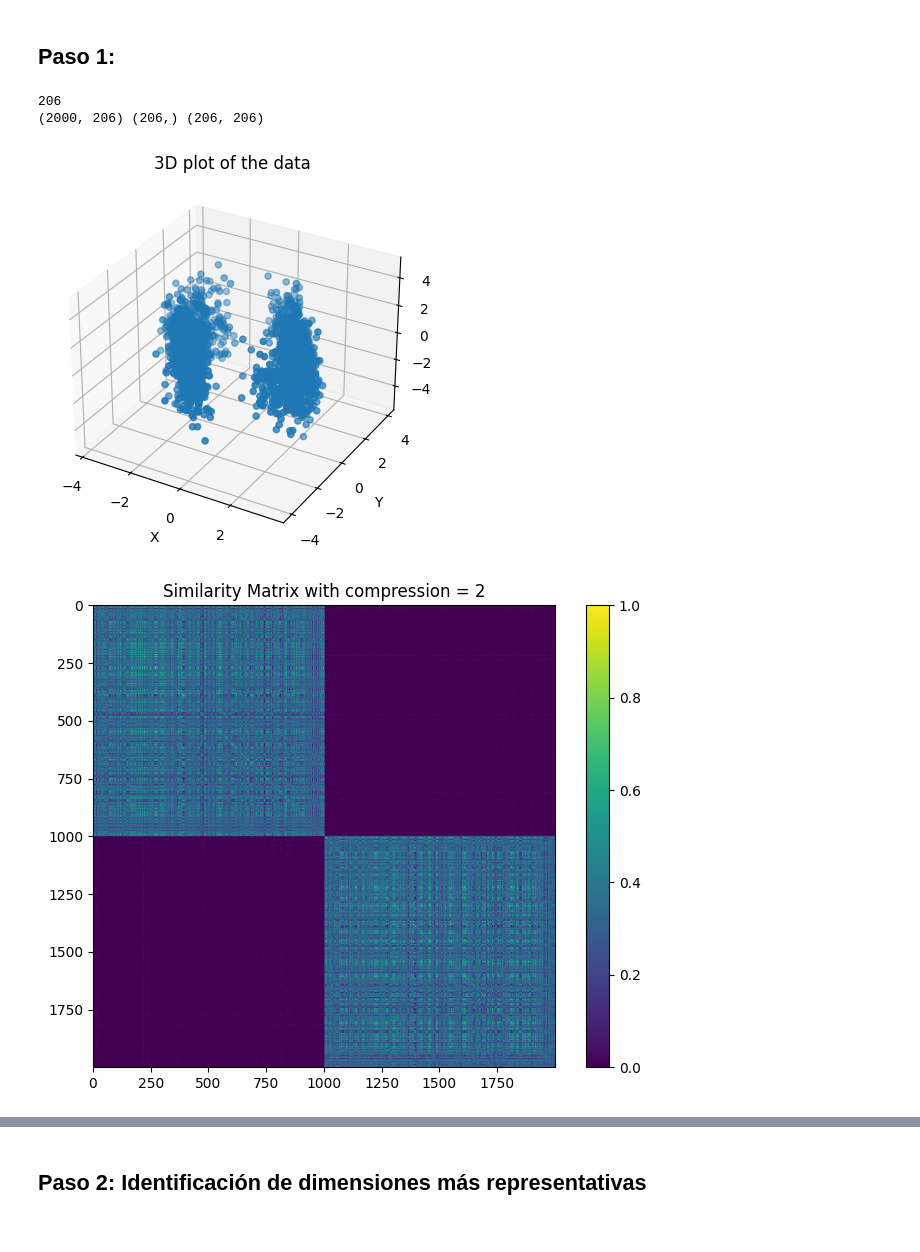
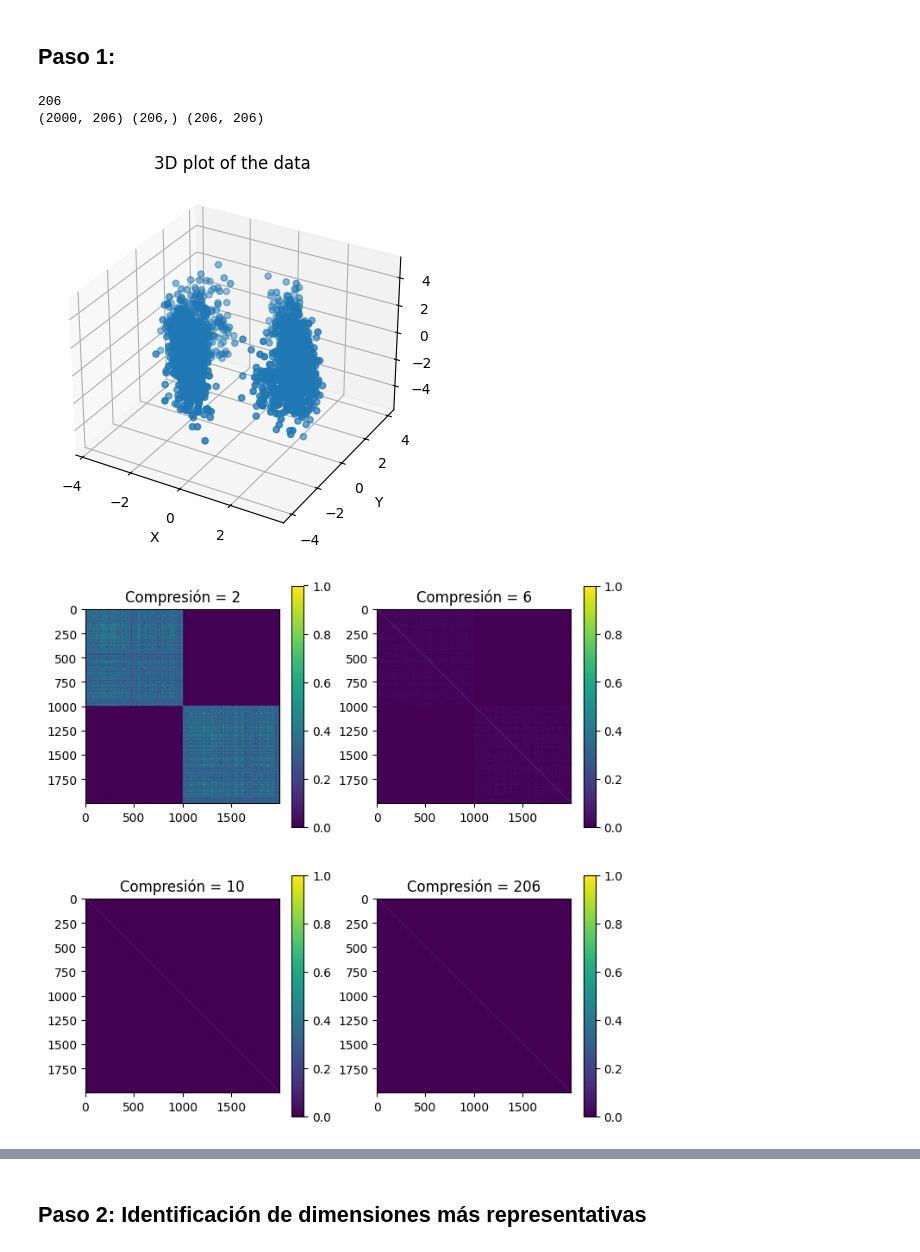
Before and after one commit to alejozeta/MNyO2, a Jupyter notebook: TP3/Ejercicio 1/ejercicio1.ipynb, the cells around one changed output, grey strips where cells are left out. Drawn from its saved outputs; the diff is of its cells as text; code cells hidden in the pictures.

```diff
--- a/TP3/Ejercicio 1/ejercicio1.ipynb
+++ b/TP3/Ejercicio 1/ejercicio1.ipynb
@@ -67,65 +67,46 @@ def similarity_matrix(matrix, sigma):
 def PCA(U, S, d):
     Sd = np.diag(S[:d])
     Ud = U[:, :d]
     Z = np.dot(Ud, Sd)
     return Sd, Ud, Z
 
-
+plt.figure(figsize=(8, 8))
+counter = 1
 for compression in compression_values:
     VT_hat = VT[:compression, :]
     # Perform PCA
     S_hat, U_hat, XV_hat = PCA(U, S, compression)
 
 
 
 
     sigma = 1.0
 
     # Calculate the similarity matrix
     similarity = similarity_matrix(XV_hat, sigma)
 
     # Display the similarity matrix
-    plt.figure(figsize=(8, 6))
+    plt.subplot(2,2,counter)
     plt.imshow(similarity, cmap='viridis')
     plt.colorbar()
-    plt.title('Similarity Matrix with compression = ' + str(compression))
-    plt.show()
-
-    if compression == 206:
-
-        doms = np.linspace(1,compression,compression)
-        #Singular values plot:
-        plt.figure(figsize=(8,6))
-        plt.bar(doms,S[:compression])
-        plt.title('Singular values plot of the full matrix')
-        plt.ylabel('Singular value')
-        plt.xlabel('Singular value dimension')
-        plt.show()
-
-    # xyz = np.zeros((X.shape[0],3))
-    # for i in range(X.shape[0]):
-    #     xyz[i,0] = VT[0,:]@X_centered[i,:]
-    #     xyz[i,1] = VT[1,:]@X_centered[i,:]
-    #     xyz[i,2] = VT[2,:]@X_centered[i,:]
+    plt.title('Compresión = ' + str(compression))
+    # plt.show()
+    counter+=1
+plt.show()
 
 
 
-    # fig = plt.figure()
-    # ax = fig.add_subplot(111, projection='3d')
 
-    # # Plot the x, y, and z coordinates
-    # ax.scatter(xyz[:, 0], xyz[:, 1], xyz[:, 2])
-
-    # # Set labels for the x, y, and z axes
-    # ax.set_xlabel('X')
-    # ax.set_ylabel('Y')
-    # ax.set_zlabel('Z')
-    # plt.title('3D plot of the data')
-
-    # # Show the plot
-    # plt.show()
+doms = np.linspace(1,206,206)
+#Singular values plot:
+plt.figure(figsize=(8,6))
+plt.bar(doms,S[:compression])
+# plt.title('Singular values plot of the full matrix')
+plt.ylabel('Valor singular')
+plt.xlabel('Dimensión')
+plt.show()
 # %% [output]
 206
 (2000, 206) (206,) (206, 206)
 [figure]
-[figure, old version]
+[figure, new version]
```
Also changed, not shown: parts of 3 cells of this notebook, 15 other files.
